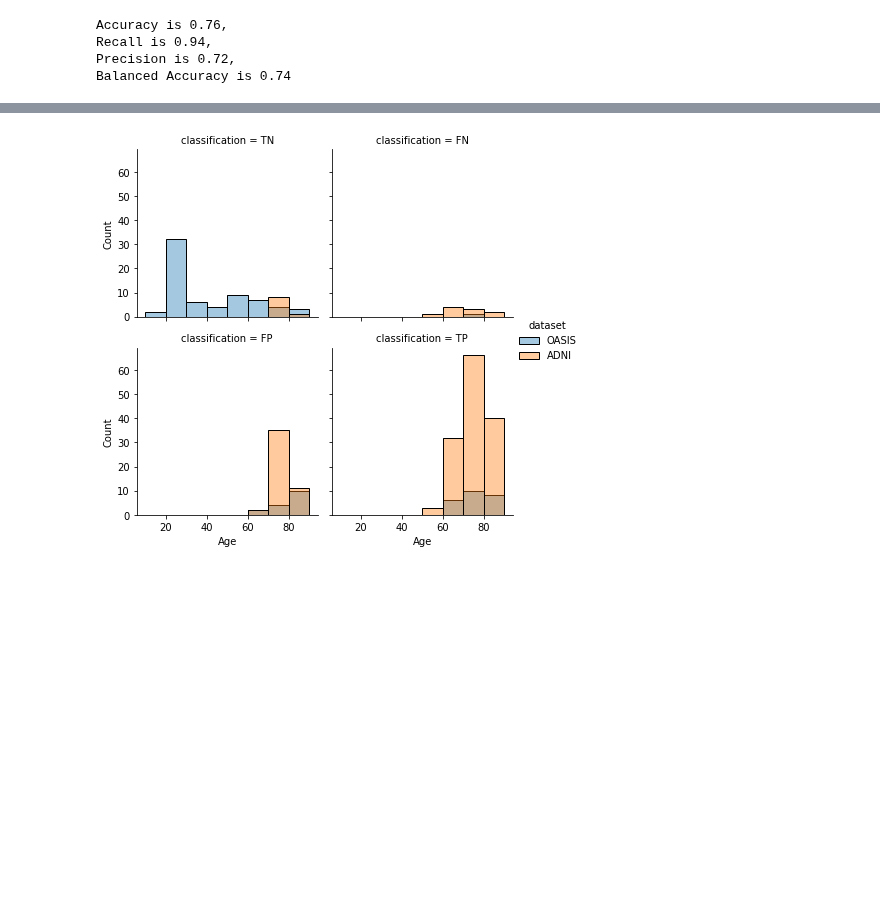
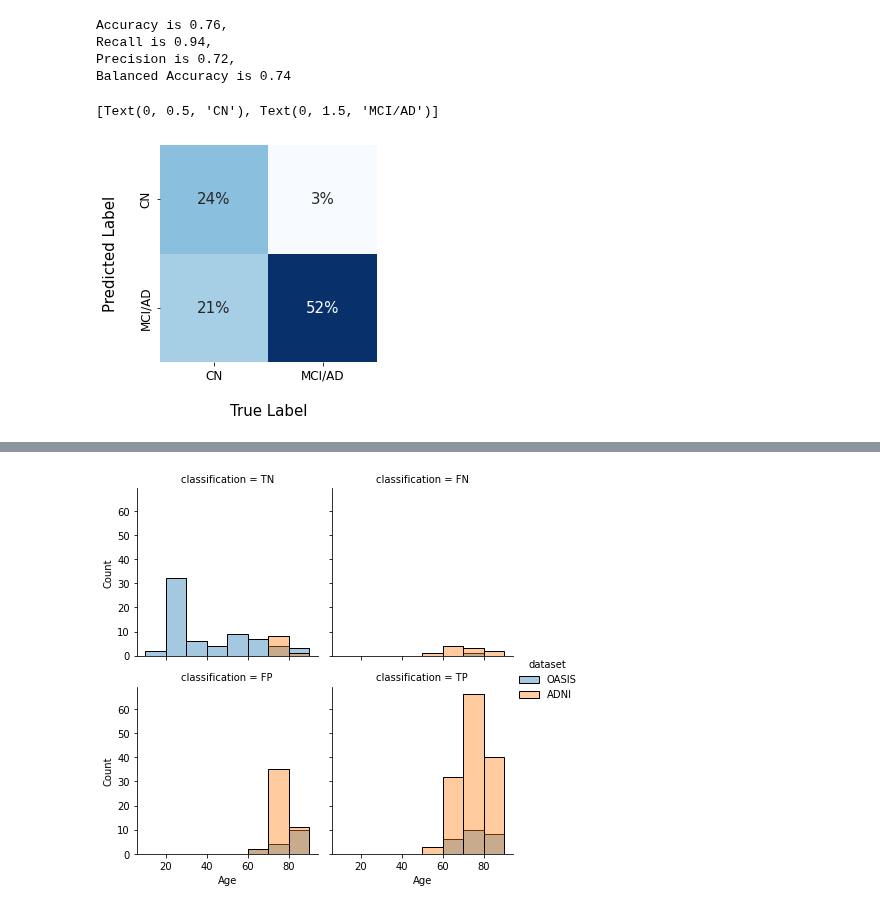
Before and after one commit to tamap94/ds-capstone-alzheimers-, a Jupyter notebook: modelling/error_analysis.ipynb, the cells around one changed output, grey strips where cells are left out. Cells and saved outputs as stored; diff of their text form; code cells hidden in the pictures; blank space fills up the shorter version.

```diff
--- a/modelling/error_analysis.ipynb
+++ b/modelling/error_analysis.ipynb
@@ -102,3 +102,14 @@ def classification(row):
         return "FN"
 
 df_result["classification"] = df_result.apply(lambda row: classification(row), axis=1)
+# %%
+
+mat = confusion_matrix(df_result.y_test, df_result.prediction.round())
+ax = sns.heatmap(mat.T/317, square=True, annot=True, fmt='.0%', cbar=False, cmap="Blues", annot_kws={"size":15})
+plt.xlabel(' \nTrue Label', fontsize=15)
+plt.ylabel('Predicted Label\n ', fontsize=15)
+ax.set_xticklabels(["CN", "MCI/AD"], size=12)
+ax.set_yticklabels(["CN", "MCI/AD"], size=12)
+# %% [output]
+[Text(0, 0.5, 'CN'), Text(0, 1.5, 'MCI/AD')]
+[figure, added]
```
Also changed, not shown: parts of 8 cells of this notebook, 7 other files.
